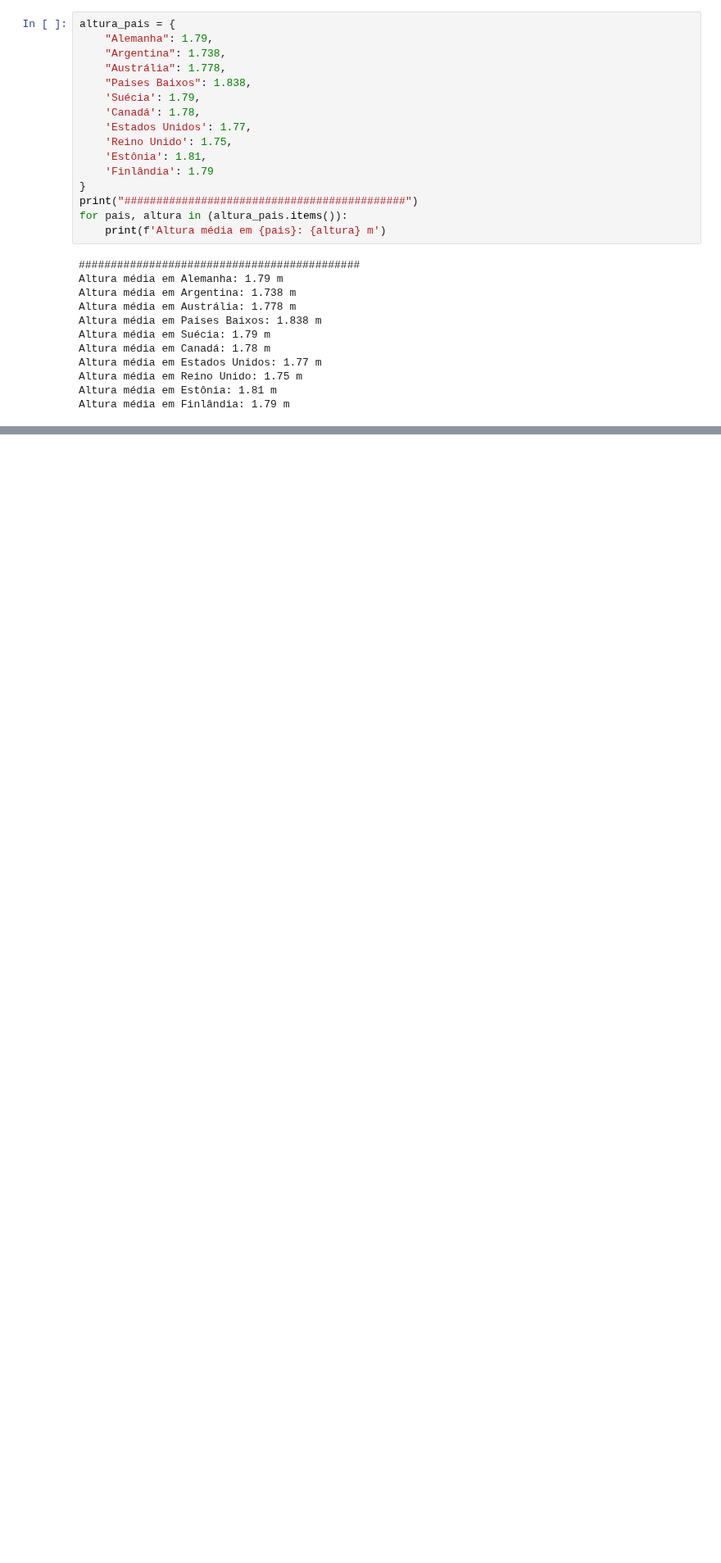
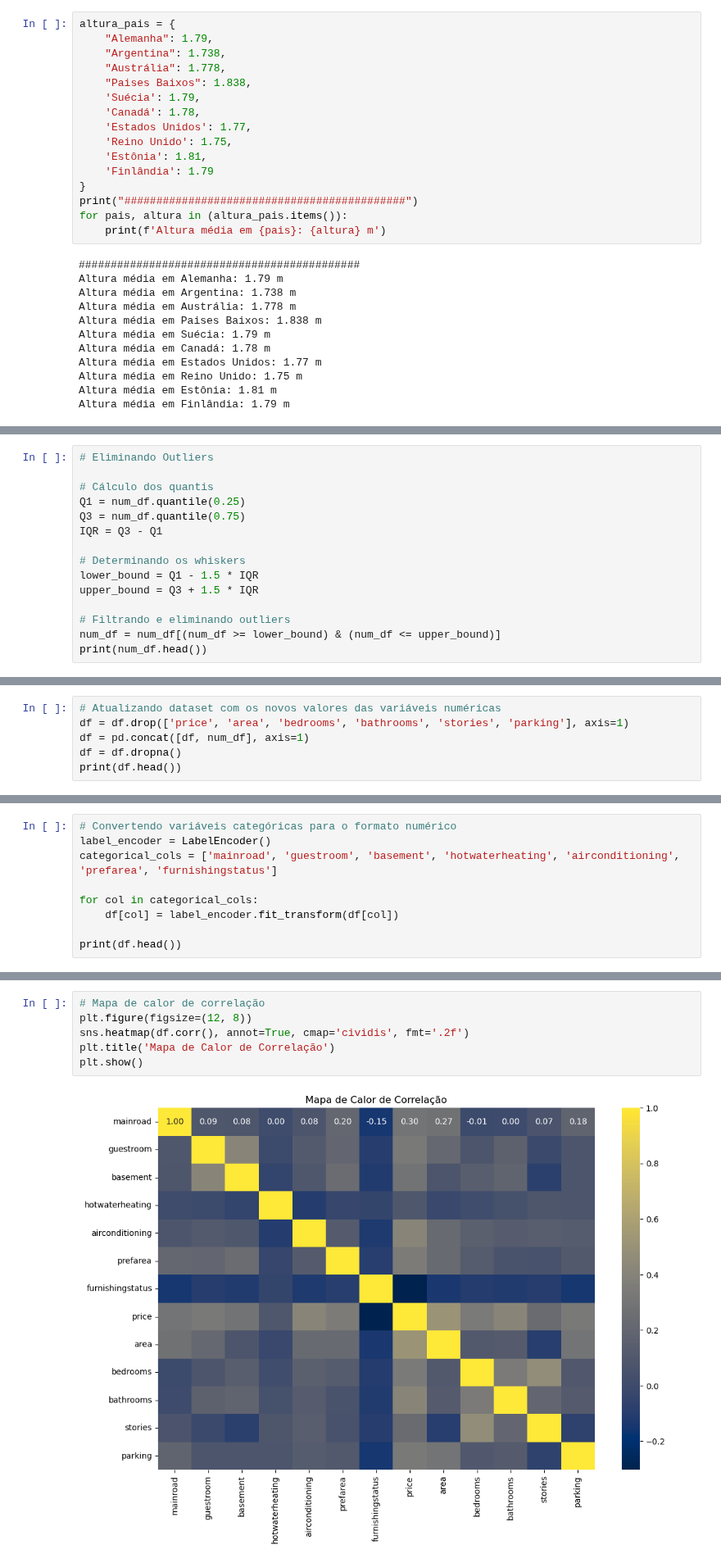
Before and after one commit to paulopimenta6/ph_codes, a Jupyter notebook: python/notebooks/Exercicios_Paulo_Pimenta.ipynb, the cells around one changed output, grey strips where cells are left out. Shown at 82% size. Cells and saved outputs as stored; diff of their text form; blank space fills up the shorter version.

```diff
--- a/python/notebooks/Exercicios_Paulo_Pimenta.ipynb
+++ b/python/notebooks/Exercicios_Paulo_Pimenta.ipynb
@@ -367,0 +817,15 @@ Altura média em Finlândia: 1.79 m
+# %%
+# Eliminando Outliers
+
+# Cálculo dos quantis
+Q1 = num_df.quantile(0.25)
+Q3 = num_df.quantile(0.75)
+IQR = Q3 - Q1
+
+# Determinando os whiskers
+lower_bound = Q1 - 1.5 * IQR
+upper_bound = Q3 + 1.5 * IQR
+
+# Filtrando e eliminando outliers
+num_df = num_df[(num_df >= lower_bound) & (num_df <= upper_bound)]
+print(num_df.head())
@@ -367,0 +839,6 @@ Altura média em Finlândia: 1.79 m
+# %%
+# Atualizando dataset com os novos valores das variáveis numéricas
+df = df.drop(['price', 'area', 'bedrooms', 'bathrooms', 'stories', 'parking'], axis=1)
+df = pd.concat([df, num_df], axis=1)
+df = df.dropna()
+print(df.head())
@@ -367,0 +859,9 @@ Altura média em Finlândia: 1.79 m
+# %%
+# Convertendo variáveis categóricas para o formato numérico
+label_encoder = LabelEncoder()
+categorical_cols = ['mainroad', 'guestroom', 'basement', 'hotwaterheating', 'airconditioning', 'prefarea', 'furnishingstatus']
+
+for col in categorical_cols:
+    df[col] = label_encoder.fit_transform(df[col])
+
+print(df.head())
@@ -367,0 +882,8 @@ Altura média em Finlândia: 1.79 m
+# %%
+# Mapa de calor de correlação
+plt.figure(figsize=(12, 8))
+sns.heatmap(df.corr(), annot=True, cmap='cividis', fmt='.2f')
+plt.title('Mapa de Calor de Correlação')
+plt.show()
+# %% [output]
+[figure, added]
```
Also changed, not shown: parts of 75 cells of this notebook, 3 other files.
